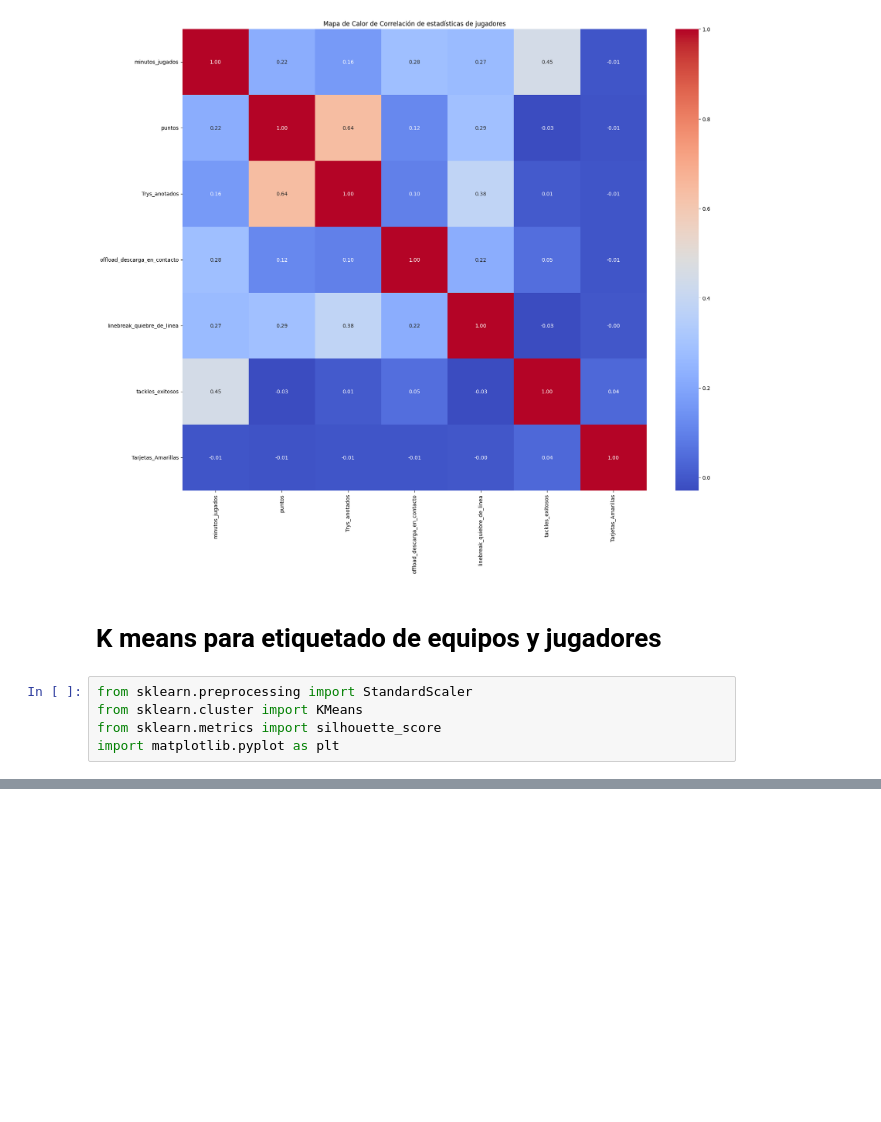
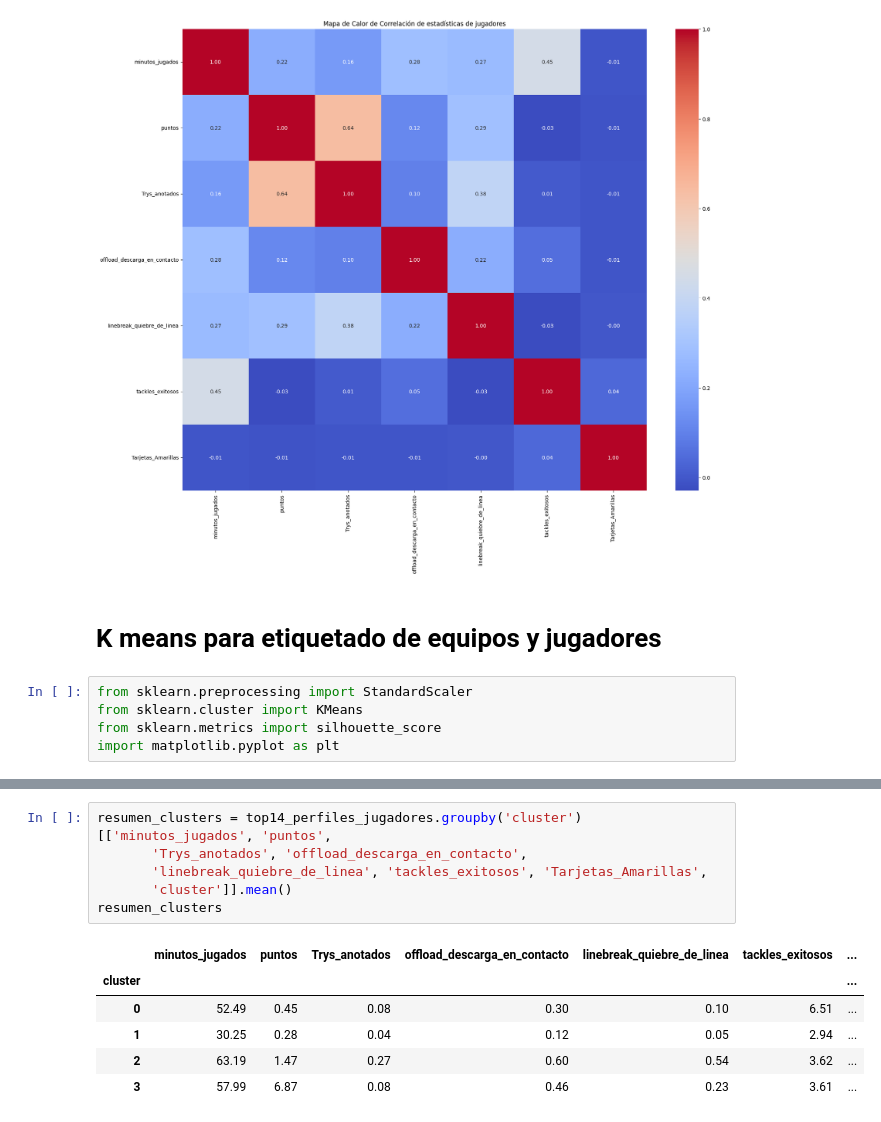
Before and after one commit to hubcborja/Proyecto_DataMining_NN, a Jupyter notebook: Proyecto_Mineria_Redes_Neuronales_HuberBorja.ipynb, the cells around one changed output, grey strips where cells are left out. Saved outputs shown, nothing was run; the diff lists cells and outputs as text; blank space fills up the shorter version.

```diff
--- a/Proyecto_Mineria_Redes_Neuronales_HuberBorja.ipynb
+++ b/Proyecto_Mineria_Redes_Neuronales_HuberBorja.ipynb
@@ -665,0 +727,13 @@ Para n_clusters = 10, el score de silueta es: 0.1155
+# %%
+resumen_clusters = top14_perfiles_jugadores.groupby('cluster')[['minutos_jugados', 'puntos',
+       'Trys_anotados', 'offload_descarga_en_contacto',
+       'linebreak_quiebre_de_linea', 'tackles_exitosos', 'Tarjetas_Amarillas',
+       'cluster']].mean()
+resumen_clusters
+# %% [output]
+|  | minutos_jugados | puntos | Trys_anotados | offload_descarga_en_contacto | linebreak_quiebre_de_linea | tackles_exitosos | ... |
+| cluster |  |  |  |  |  |  | ... |
+| 0 | 52.49 | 0.45 | 0.08 | 0.30 | 0.10 | 6.51 | ... |
+| 1 | 30.25 | 0.28 | 0.04 | 0.12 | 0.05 | 2.94 | ... |
+| 2 | 63.19 | 1.47 | 0.27 | 0.60 | 0.54 | 3.62 | ... |
+| 3 | 57.99 | 6.87 | 0.08 | 0.46 | 0.23 | 3.61 | ... |
```
Also changed, not shown: parts of 7 cells of this notebook.
